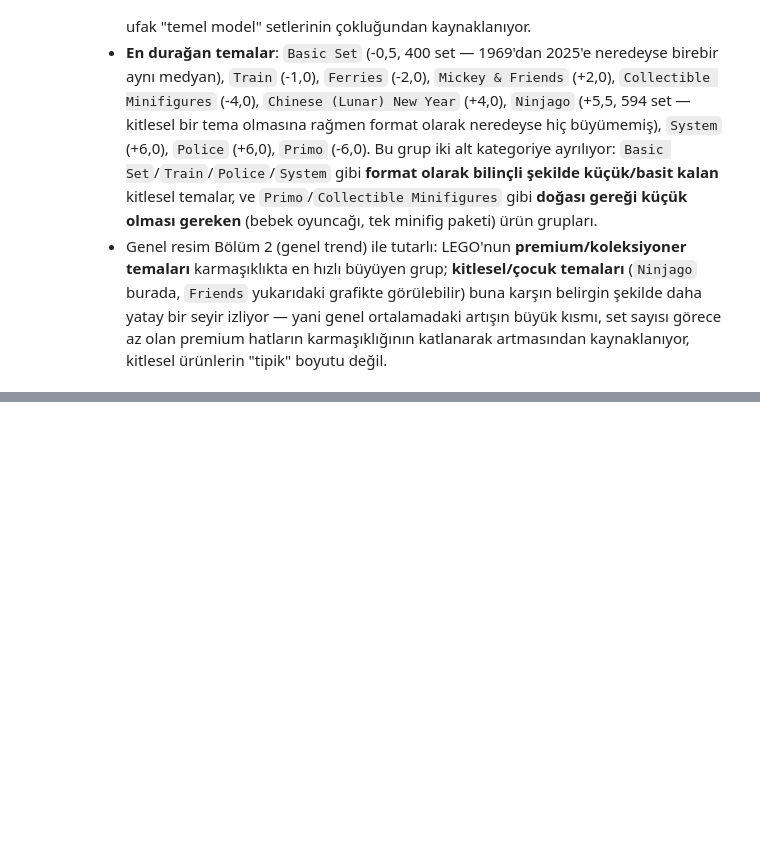
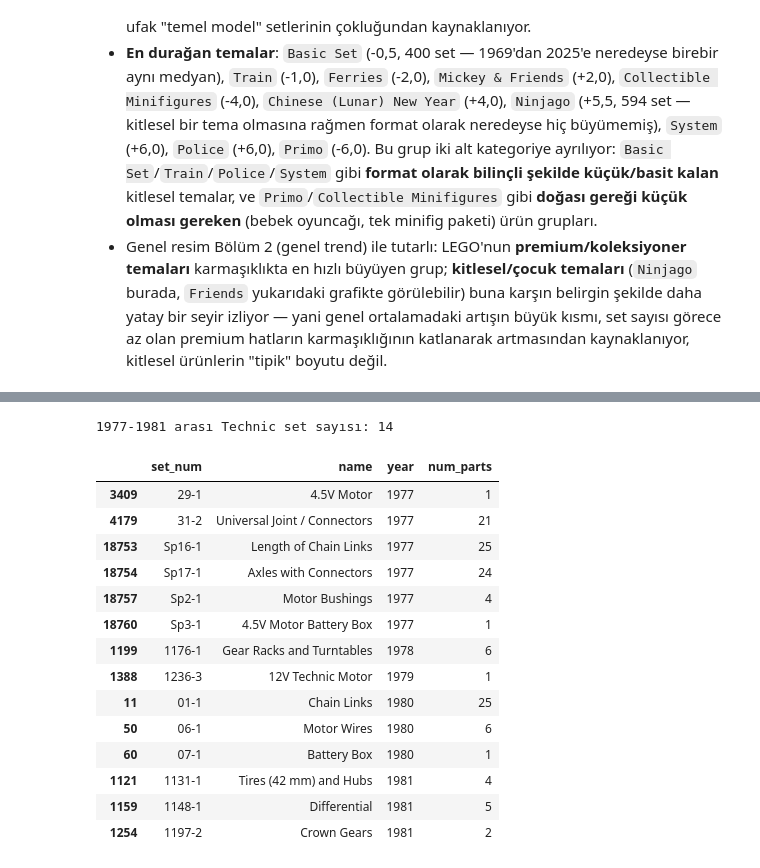
Before and after one commit to didemmrsln/brick-by-brick-lego-analysis, a Jupyter notebook: notebooks/04_complexity_trend.ipynb, the cells around one changed output, grey strips where cells are left out. Cells and saved outputs as stored; diff of their text form; code cells hidden in the pictures; blank space fills up the shorter version.

```diff
--- a/notebooks/04_complexity_trend.ipynb
+++ b/notebooks/04_complexity_trend.ipynb
@@ -326,0 +334,24 @@ display(growth_meaningful.reindex(growth_meaningful["diff"].abs().sort_values().
+# %%
+technic_77_81 = df[
+    (df["theme_name"] == "Technic") & (df["year"].between(1977, 1981))
+].sort_values(["year", "set_num"])
+
+print(f"1977-1981 arası Technic set sayısı: {len(technic_77_81)}")
+technic_77_81[["set_num", "name", "year", "num_parts"]]
+# %% [output]
+1977-1981 arası Technic set sayısı: 14
+|  | set_num | name | year | num_parts |
+| 3409 | 29-1 | 4.5V Motor | 1977 | 1 |
+| 4179 | 31-2 | Universal Joint / Connectors | 1977 | 21 |
+| 18753 | Sp16-1 | Length of Chain Links | 1977 | 25 |
+| 18754 | Sp17-1 | Axles with Connectors | 1977 | 24 |
+| 18757 | Sp2-1 | Motor Bushings | 1977 | 4 |
+| 18760 | Sp3-1 | 4.5V Motor Battery Box | 1977 | 1 |
+| 1199 | 1176-1 | Gear Racks and Turntables | 1978 | 6 |
+| 1388 | 1236-3 | 12V Technic Motor | 1979 | 1 |
+| 11 | 01-1 | Chain Links | 1980 | 25 |
+| 50 | 06-1 | Motor Wires | 1980 | 6 |
+| 60 | 07-1 | Battery Box | 1980 | 1 |
+| 1121 | 1131-1 | Tires (42 mm) and Hubs | 1981 | 4 |
+| 1159 | 1148-1 | Differential | 1981 | 5 |
+| 1254 | 1197-2 | Crown Gears | 1981 | 2 |
```
Also changed, not shown: parts of 5 cells of this notebook.
